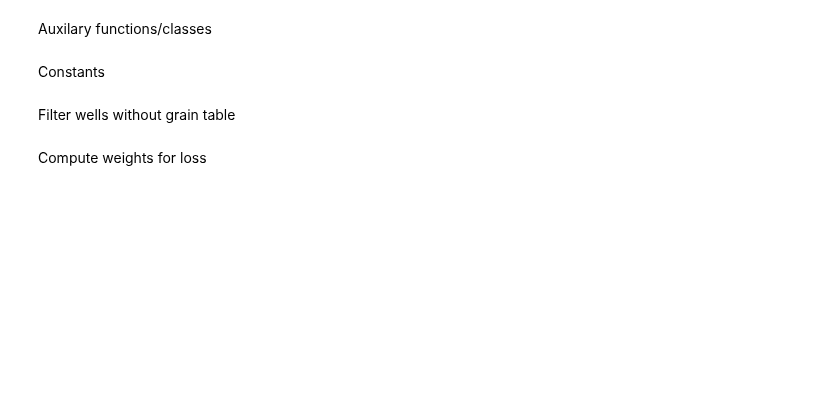
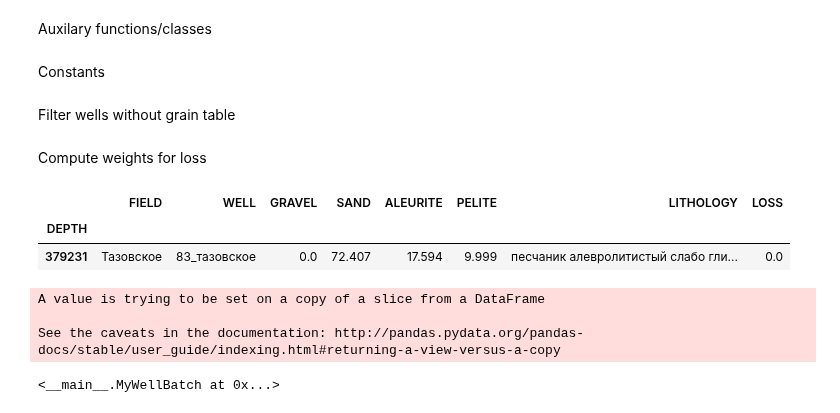
Before and after one commit to sadaqatali2027/petroflow-1, a Jupyter notebook: petroflow/models/grain/grain.ipynb, the cells around one changed output. Saved outputs shown, nothing was run; the diff lists cells and outputs as text; code cells hidden in the pictures; blank space fills up the shorter version.

```diff
--- a/petroflow/models/grain/grain.ipynb
+++ b/petroflow/models/grain/grain.ipynb
@@ -20,9 +20,6 @@ from torch import nn
 import torch.nn.functional as F
 
 class MyWellBatch(WellBatch):
-    def __init__(self, *args, **kwargs):
-        super().__init__(*args, pixels_per_cm=25, **kwargs)
-
     @action
     def create_images_batch(self, core_dl, core_uv, targets):
         index = DatasetIndex(len(core_dl))
@@ -34,7 +31,7 @@ class MyWellBatch(WellBatch):
         return batch
 
 class softCrossEntropy(nn.Module):
-    def __init__(self, weights):
+    def __init__(self, weights=None):
         super().__init__()
         self.weights = weights
         return
@@ -46,7 +43,8 @@ class softCrossEntropy(nn.Module):
         :return: loss
         """
         log_likelihood = - F.log_softmax(inputs, dim=1)
-        log_likelihood *= self.weights
+        if self.weights:
+            log_likelihood *= self.weights
         sample_num, class_num = target.shape
         loss = torch.sum(torch.mul(log_likelihood, target)) / sample_num
 
@@ -62,19 +60,19 @@ Constants
 BATCH_SIZE = 32
 N_CROPS = 16
 N_EPOCH = 500
-LENGTH = 0.1
-SHAPE = (6, int(2500 * LENGTH), 250)
+LENGTH = 10
+SHAPE = (6, int(25 * LENGTH), 250)
 
-CLASSES = ['GRAVEL', 'SAND', 'ALEURITE', 'CLAY']
+CLASSES = ['GRAVEL', 'SAND', 'ALEURITE', 'PELITE']
 # %% [markdown]
 Filter wells without grain table
 # %%
-index = FilesIndex(path='/notebooks/data/september_dataset/core_photo/*/*', dirs=True)
+index = FilesIndex(path='/data/petro_data/data/core_images/core_photo_cm/*', dirs=True)
 ds = Dataset(index=index, batch_class=MyWellBatch)
 
 filter_ppl = (ds.p
               .init_variable('wells', default=[])
-              .has_attr('grain')
+              .has_attr('core_properties')
               .update(V('wells', mode='e'), B().indices)
               .run(10, n_epochs=1, shuffle=False, bar=True))
 
@@ -90,3 +88,13 @@ weights = np.clip(weights, 0, 20)
+# %%
+(Well(path=ds.train.index.get_fullpath(ds.train.indices[0]))
+        .create_segments(src='samples', connected=True)
+        .create_segments(src='core_properties', length=2 * LENGTH)
+        .crop(length=LENGTH, step=LENGTH).load_core().iter_level()[0].core_properties
+       )
+# %% [output]
+|  | FIELD | WELL | GRAVEL | SAND | ALEURITE | PELITE | LITHOLOGY | LOSS |
+| DEPTH |  |  |  |  |  |  |  |  |
+| 379231 | Тазовское | 83_тазовское | 0.0 | 72.407 | 17.594 | 9.999 | песчаник алевролитистый слабо гли... | 0.0 |
 # %%
 crops_template = (Pipeline()
     .create_segments(src='samples', connected=True)
@@ -141,6 +151,13 @@ ppl = (crops_template +
        concat_template +
        train_template
       ) << ds.train
+# %%
+(crops_template << ds.train).next_batch(BATCH_SIZE)
+# %% [output]
+A value is trying to be set on a copy of a slice from a DataFrame
+
+See the caveats in the documentation: http://pandas.pydata.org/pandas-docs/stable/user_guide/indexing.html#returning-a-view-versus-a-copy
+<__main__.MyWellBatch at 0x...>
 # %%
 #b = ppl.next_batch(16)
 #b.crops.shape
```
Also changed, not shown: parts of 13 cells of this notebook, 2 other files.
